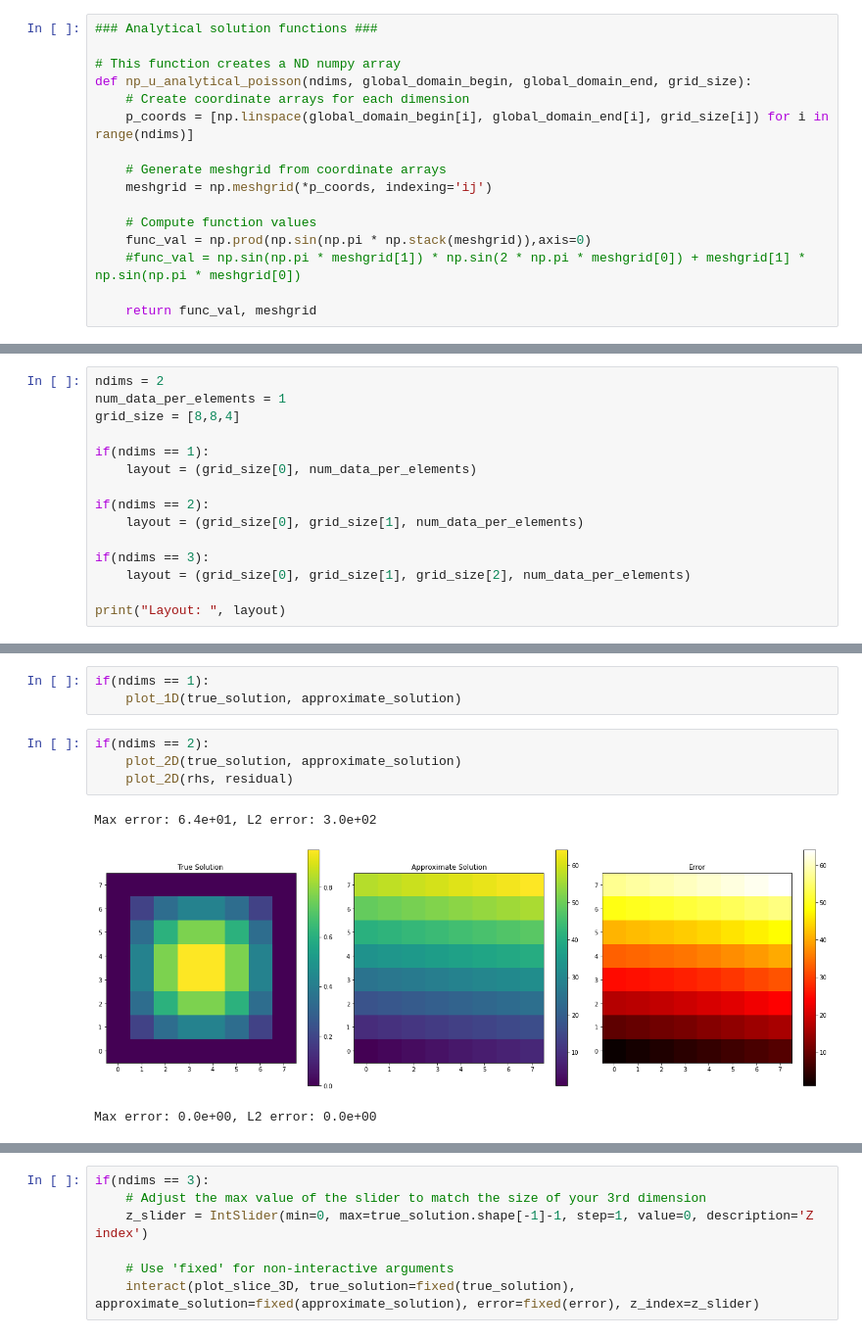
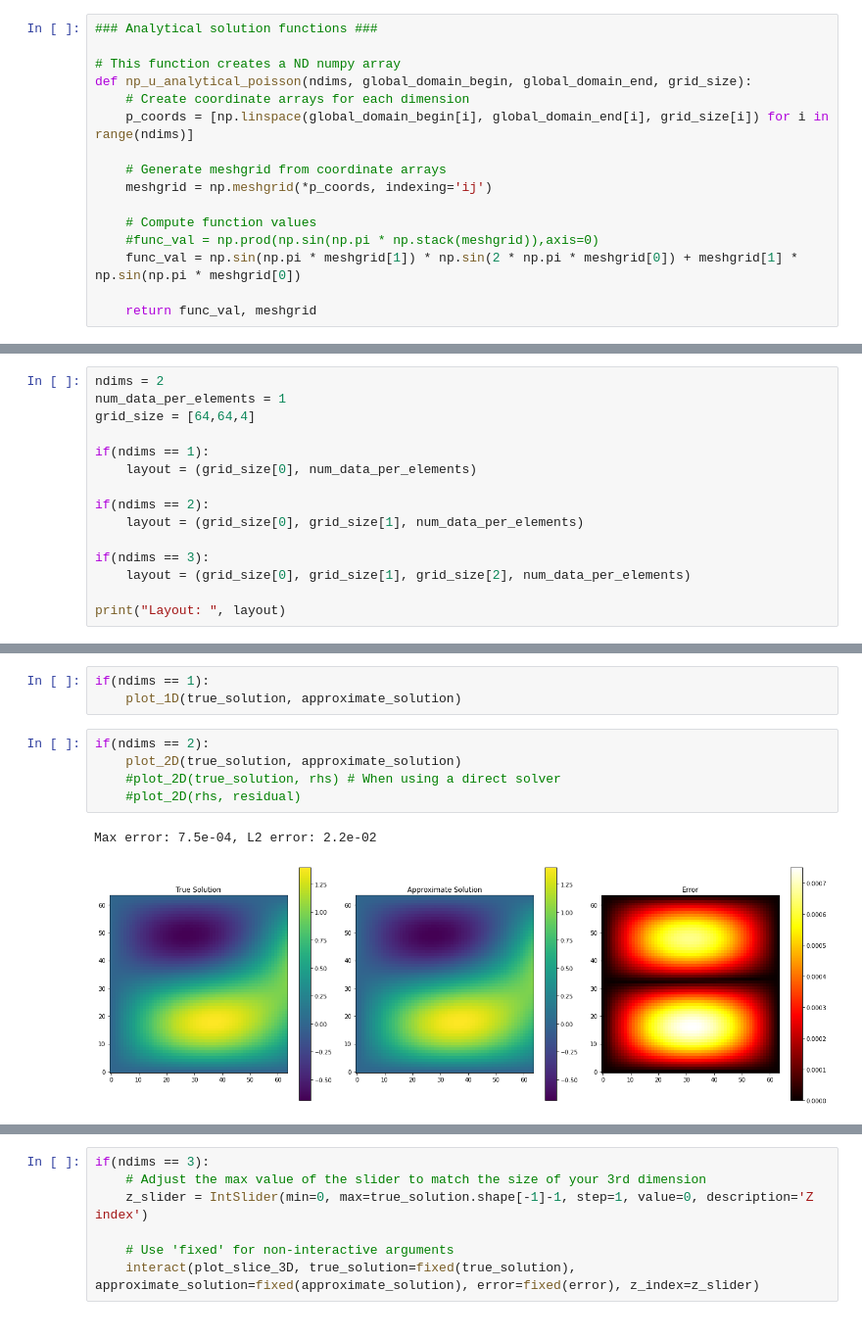
Before and after one commit to alex2001zow/Parallel_High-Order_FD_NS, a Jupyter notebook: python/read_system_solution.ipynb, the cells around one changed output, grey strips where cells are left out. Shown at 98% size. Saved outputs shown, nothing was run; the diff lists cells and outputs as text.

Commit message:
Made convergence plots and so on

```diff
--- a/python/read_system_solution.ipynb
+++ b/python/read_system_solution.ipynb
@@ -31,8 +31,8 @@ def np_u_analytical_poisson(ndims, global_domain_begin, global_domain_end, grid_
     meshgrid = np.meshgrid(*p_coords, indexing='ij')
 
     # Compute function values
-    func_val = np.prod(np.sin(np.pi * np.stack(meshgrid)),axis=0)
-    #func_val = np.sin(np.pi * meshgrid[1]) * np.sin(2 * np.pi * meshgrid[0]) + meshgrid[1] * np.sin(np.pi * meshgrid[0])
+    #func_val = np.prod(np.sin(np.pi * np.stack(meshgrid)),axis=0)
+    func_val = np.sin(np.pi * meshgrid[1]) * np.sin(2 * np.pi * meshgrid[0]) + meshgrid[1] * np.sin(np.pi * meshgrid[0])
 
     return func_val, meshgrid
 # %%
@@ -132,7 +134,7 @@ residual = np.array(data)
 # %%
 ndims = 2
 num_data_per_elements = 1
-grid_size = [8,8,4]
+grid_size = [64,64,4]
 
 if(ndims == 1):
     layout = (grid_size[0], num_data_per_elements)
@@ -227,8 +228,8 @@ if(ndims == 1):
 # %%
 if(ndims == 2):
     plot_2D(true_solution, approximate_solution)
-    plot_2D(rhs, residual)
+    #plot_2D(true_solution, rhs) # When using a direct solver
+    #plot_2D(rhs, residual)
 # %% [output]
-Max error: 6.4e+01, L2 error: 3.0e+02
+Max error: 7.5e-04, L2 error: 2.2e-02
-[figure, old version]
+[figure, new version]
-Max error: 0.0e+00, L2 error: 0.0e+00
```
Also changed, not shown: parts of 11 cells of this notebook, 5 other files.
